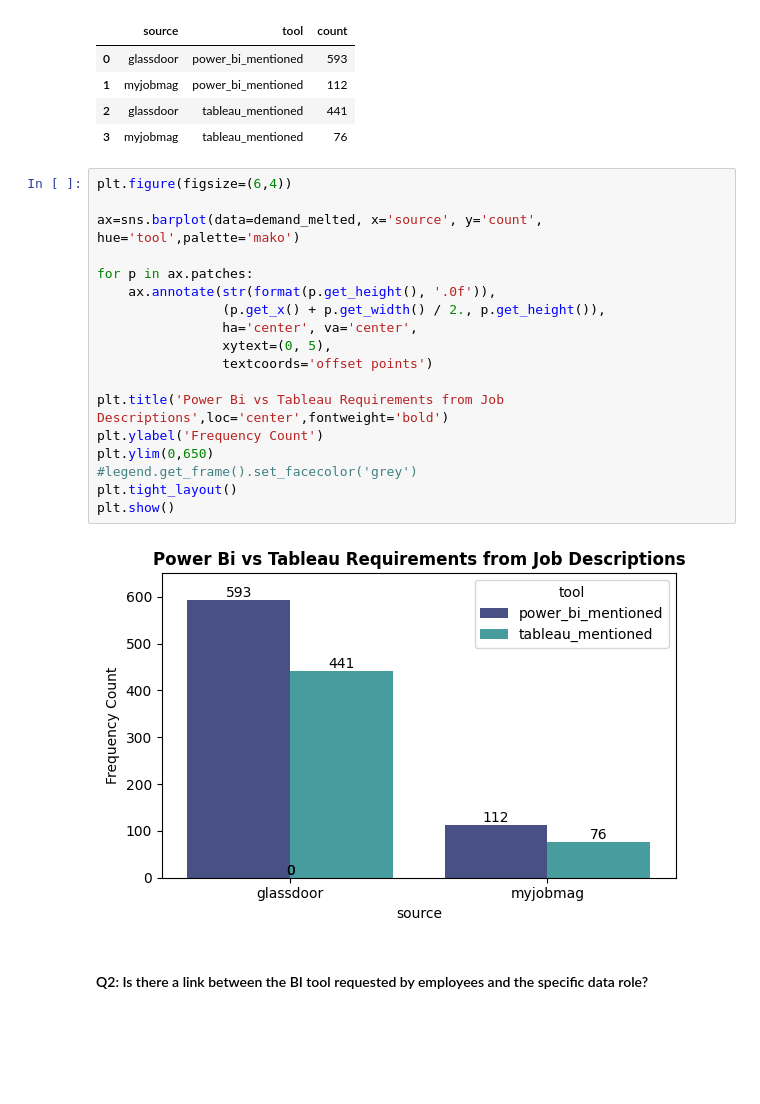
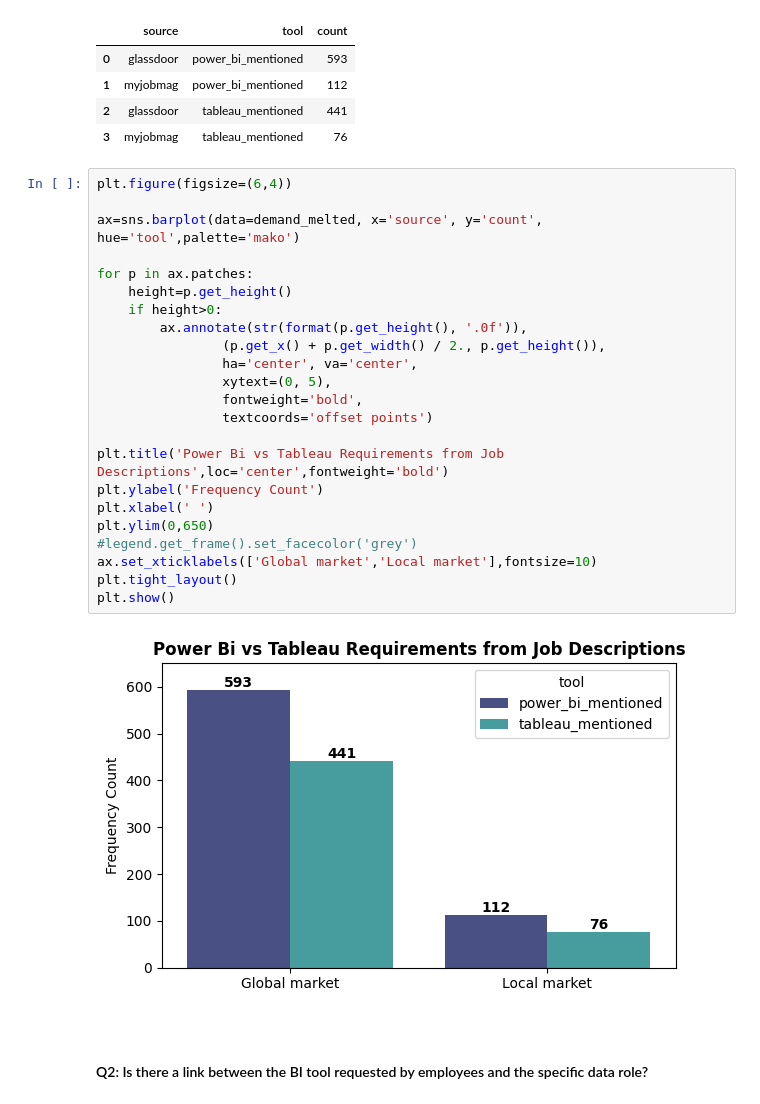
Before and after one commit to WamzMwangi/Job_Market_Analysis-BI_Tools, a Jupyter notebook: main.ipynb, the cells around one changed output. Cells and saved outputs as stored; diff of their text form; blank space fills up the shorter version.

```diff
--- a/main.ipynb
+++ b/main.ipynb
@@ -388,23 +388,28 @@ demand_melted
 # %%
 plt.figure(figsize=(6,4))
 
 ax=sns.barplot(data=demand_melted, x='source', y='count', hue='tool',palette='mako')
 
 for p in ax.patches:
-    ax.annotate(str(format(p.get_height(), '.0f')),
+    height=p.get_height()
+    if height>0:
+        ax.annotate(str(format(p.get_height(), '.0f')),
                 (p.get_x() + p.get_width() / 2., p.get_height()),
                 ha='center', va='center',
                 xytext=(0, 5),
+                fontweight='bold',
                 textcoords='offset points')
 
 plt.title('Power Bi vs Tableau Requirements from Job Descriptions',loc='center',fontweight='bold')
 plt.ylabel('Frequency Count')
+plt.xlabel(' ')
 plt.ylim(0,650)
 #legend.get_frame().set_facecolor('grey')
+ax.set_xticklabels(['Global market','Local market'],fontsize=10)
 plt.tight_layout()
 plt.show()
 # %% [output]
-[figure, old version]
+[figure, new version]
 # %% [markdown]
 #### Q2: Is there a link between the BI tool requested by employees and the specific data role?
 # %%
```
Also changed, not shown: parts of 5 cells of this notebook, 2 other files.
